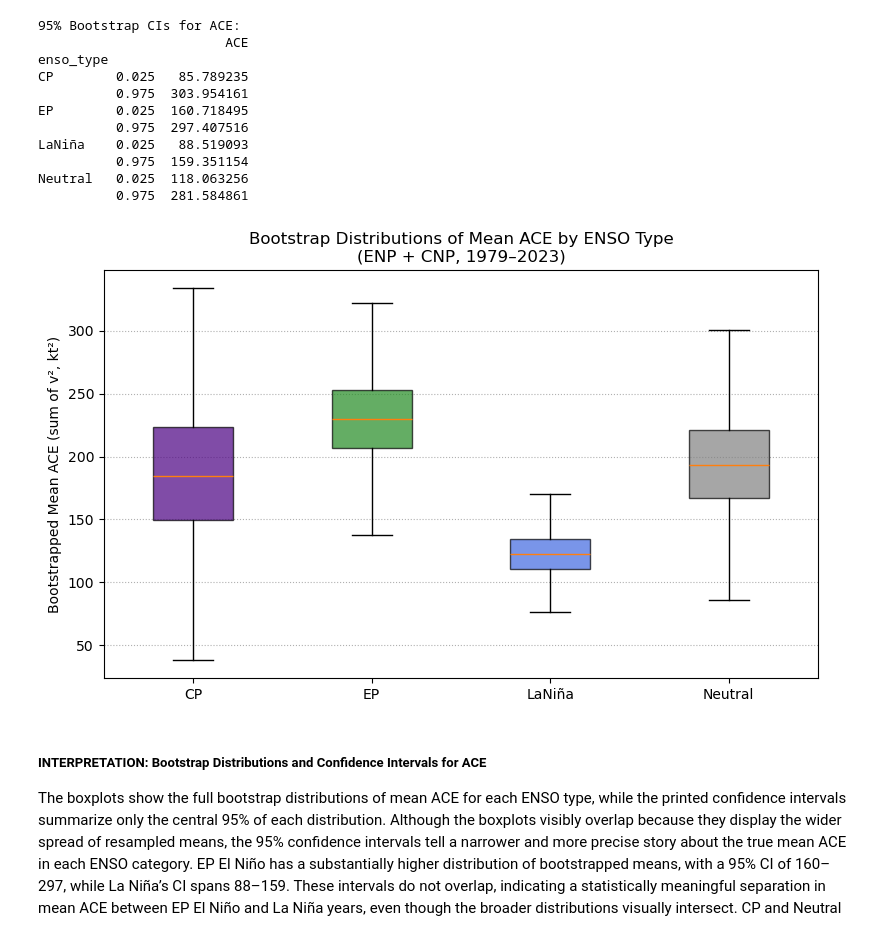
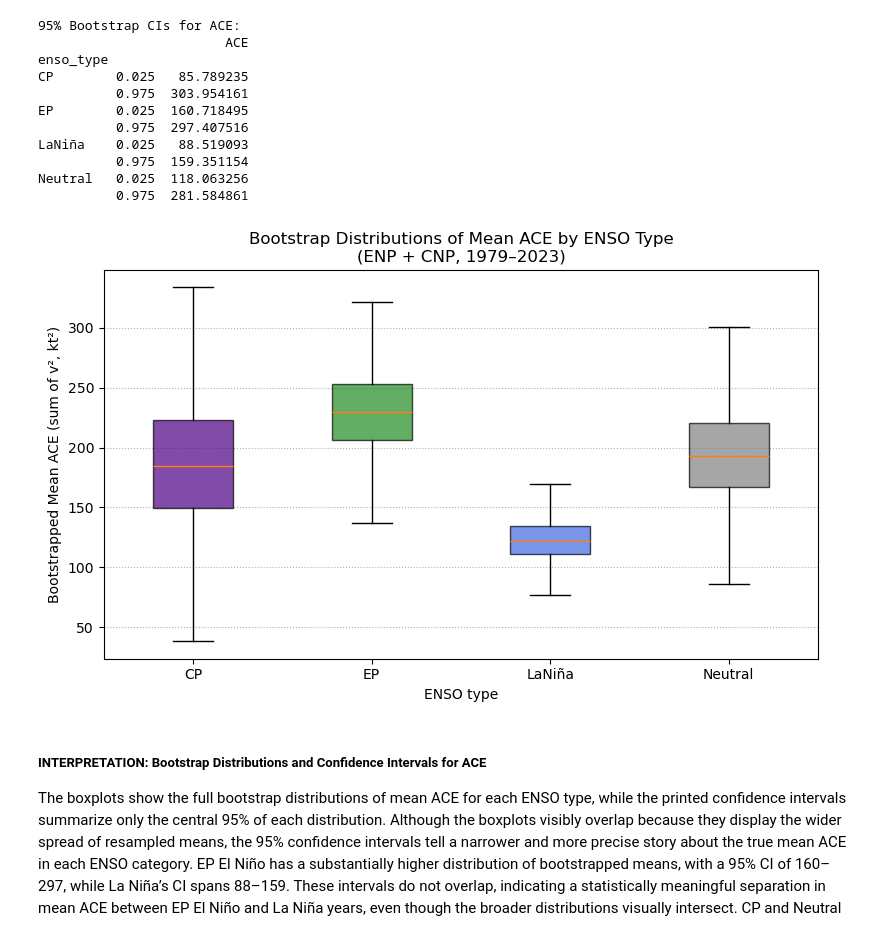
Before and after one commit to erinsatmosphere/ATMS_596_Final, a Jupyter notebook: ATMS_596_Final.ipynb, the cells around one changed output. Drawn from its saved outputs; the diff is of its cells as text; code cells hidden in the pictures.

```diff
--- a/ATMS_596_Final.ipynb
+++ b/ATMS_596_Final.ipynb
@@ -899,35 +935,3 @@ Across all diagnostic plots, there is a consistent literature-backed story:
     - mapping ENSO types is not arbitrary — it’s grounded in observed data, physically meaningful SST structures, peer-reviewed ENSO diversity research, and has clear implications for TC energetics
 # %% [markdown]
 ### PLOT STUDY AREA
-# %%
-# map the Niño1+2 and Niño4 regions used to construct ENSO indices
-
-fig = plt.figure(figsize=(10,6))
-
-ax = plt.axes(projection=ccrs.PlateCarree(central_longitude=210))
-ax.set_extent([120,300,-20,20], crs=ccrs.PlateCarree())
-ax.add_feature(cfeature.LAND, facecolor='lightgray', zorder=0)
-ax.add_feature(cfeature.COASTLINE, linewidth=0.5, zorder=1)
-ax.add_feature(cfeature.BORDERS,   linewidth=0.3, zorder=1)
-_ = ax.gridlines(draw_labels=True)
-
-# define Niño1+2 and Niño4 boxes
-# Niño1+2: 10°S–0°, 90–80°W / 270–280°E in 0–360 coordinates
-n12_box = dict(lat_min=-10, lat_max=0,  lon_min=270, lon_max=280)
-
-# Niño4: 5°S–5°N, 160°E–150°W / 160–210°E
-n4_box  = dict(lat_min=-5,  lat_max=5,  lon_min=160, lon_max=210)
-
-# plot
-for box, color, label in [
-    (n12_box, 'forestgreen',    'Niño1+2 (EP‑sensitive region)'),
-    (n4_box,  'indigo', 'Niño4 (CP‑sensitive region)')
-]:
-    lons = [box['lon_min'], box['lon_max'], box['lon_max'], box['lon_min'], box['lon_min']]
-    lats = [box['lat_min'], box['lat_min'], box['lat_max'], box['lat_max'], box['lat_min']]
-    ax.plot(lons, lats, color=color, lw=2, label=label,
-            transform=ccrs.PlateCarree(), zorder=2)
-
-plt.title('ENSO Index Regions: Niño1+2 and Niño4')
-plt.legend(loc='upper right', frameon=True)
-plt.show()
@@ -1963,34 +2120,41 @@ bp = ax.boxplot(
 
 # color boxes by ENSO flavor
 colors = ['indigo', 'forestgreen', 'royalblue', 'grey']
 for box, c in zip(bp['boxes'], colors):
     box.set_facecolor(c)
     box.set_alpha(0.7)
 
+ax.set_xlabel('ENSO type')
 ax.set_ylabel('Bootstrapped Mean ACE (sum of v², kt²)')
 ax.set_title('Bootstrap Distributions of Mean ACE by ENSO Type\n(ENP + CNP, 1979–2023)')
 ax.grid(True, axis='y', linestyle=':')
 
 plt.tight_layout()
+
+# save and show
+filename = "bootstrap_ace_nino_indices.png"
+full_path = os.path.join(output_path, filename)
+fig.savefig(full_path, dpi=300, bbox_inches="tight")
+
 plt.show()
 
 # INTERPRETATION:
 #
 # - The bootstrap boxplots match the numerical 95% confidence intervals: (EP: ~161–297, CP: ~86–304, Neutral: ~118–282, La Niña: ~89–159)
 # - EP El Niño has the highest and most consistently elevated bootstrapped mean ACE, with a tight interquartile range and the box shifted well above La Niña.
 #   This confirms EP as the most energetic ENSO flavor.
 # - CP El Niño shows very wide variability with bootstrap values overlapping almost all other ENSO categories. This matches the CI table showing CP having the largest
 #   CI range, indicating large year-to-year volatility rather than a reliably strong or weak ACE response.
 # - La Niña has the lowest ACE distribution and the narrowest bootstrap spread. This matches the CI table showing the smallest interval (~89–159),
 #   indicating La Niña ACE is both consistently low and low-variance.
 # - Neutral years sit between EP/CP and La Niña, with a moderate spread and a median close to CP. Their confidence intervals overlap with all ENSO states except
 #   the very bottom of La Niña, reflecting the high influence of non-ENSO factors in Neutral years.
 # - Overlap patterns in the boxplot match the bootstrap CI logic: La Niña is distinctly separated from EP (minimal overlapping), CP overlaps with every other state
 #   (wide uncertainty), neutral overlaps with CP and EP but not cleanly with La Niña
 # - The figure reinforces the primary statistical conclusion: Only the EP vs La Niña difference is clearly supported by the bootstrap distributions.
 # - EP vs CP and EP vs Neutral differences exist in means but their bootstrap ranges overlap substantially, meaning they are not statistically distinct.
 # %% [output]
-[figure, old version]
+[figure, new version]
 # %% [markdown]
 ##### INTERPRETATION: Bootstrap Distributions and Confidence Intervals for ACE
 
```
Also changed, not shown: parts of 30 cells of this notebook.
